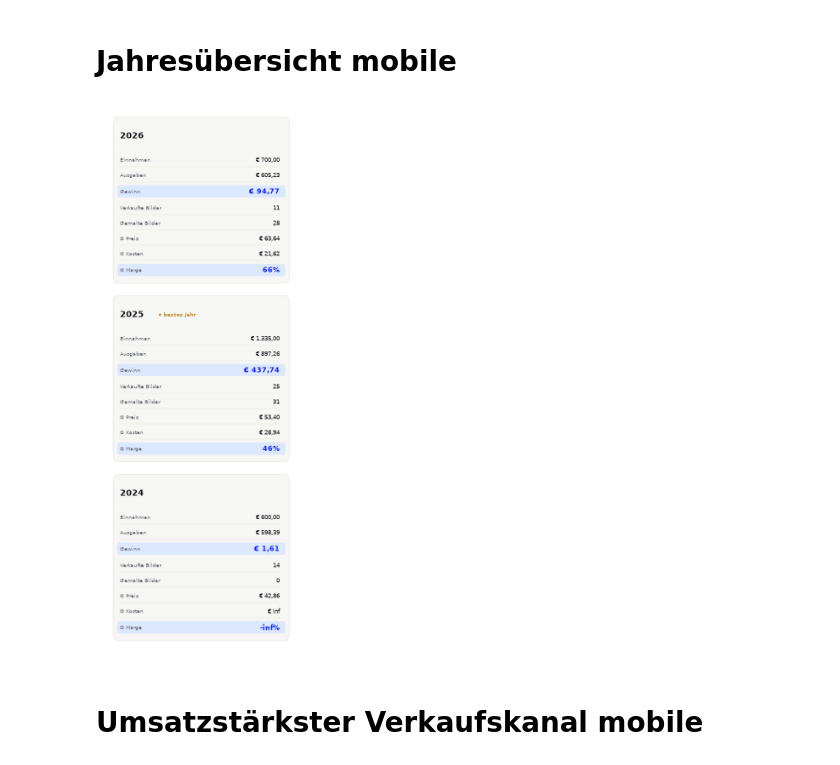
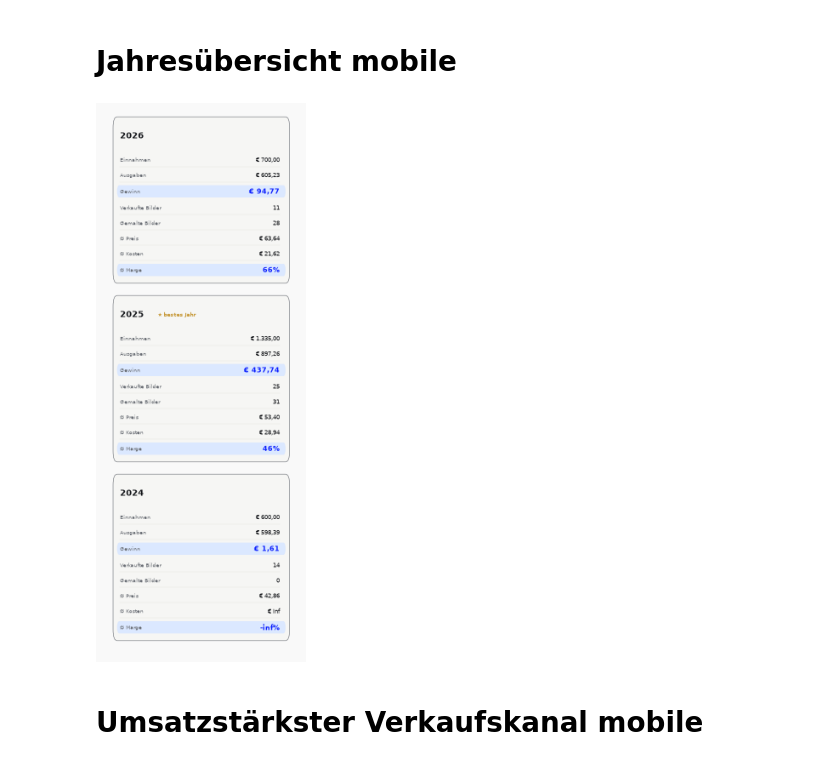
Before and after one commit to artstudio-mayer/Finanzen, a Jupyter notebook: Datenaufbereitung.ipynb, the cells around one changed output. Saved outputs shown, nothing was run; the diff lists cells and outputs as text; code cells hidden in the pictures.

```diff
--- a/Datenaufbereitung.ipynb
+++ b/Datenaufbereitung.ipynb
@@ -419,7 +419,7 @@ from io import StringIO
 FARBE_TEXT     = "#15171B"
 FARBE_GRAU     = "#6B6F76"
 FARBE_KARTE    = "#F6F6F4"
-FARBE_KARTE_R  = "#E6E6E2"
+FARBE_KARTE_R  = "#6B6F76"
 FARBE_KEY_BG   = "#DBE8FF"
 FARBE_KEY_TEXT = "#0E22FE"
 FARBE_LINIE    = "#E4E4E1"
@@ -505,8 +505,8 @@ ax = fig_Jahresübersicht_mobile.add_axes([0, 0, 1, 1])
 ax.set_xlim(0, 1)
 ax.set_ylim(0, 1)
 ax.axis("off")
-fig_Jahresübersicht_mobile.patch.set_facecolor("white")
-ax.set_facecolor("white")
+fig_Jahresübersicht_mobile.patch.set_facecolor("#f9f9f9")
+ax.set_facecolor("#f9f9f9")
 
 # ---------- Titel ----------
 #ax.text(0.055, 1 - pt(30), "JAHRESÜBERSICHT", fontsize=fs(19), fontweight="bold", color=FARBE_TEXT)
@@ -541,34 +541,34 @@ for i, jahr in enumerate(jahre):
         wert = wert_fn(row)
 
         if ist_key:
             ax.add_patch(FancyBboxPatch(
                 (0.075, aktuelle_y - pt(zeile_h) + pt(6 * SKALIERUNG)), 0.85, pt(zeile_h) - pt(10 * SKALIERUNG),
                 boxstyle="round,pad=0,rounding_size=0.012",
                 linewidth=0, facecolor=FARBE_KEY_BG
             ))
             farbe = FARBE_KEY_TEXT
             gewicht = "bold"
             groesse = fs(13)
         else:
             farbe = FARBE_TEXT
             gewicht = "normal"
             groesse = fs(12)
             # dünne Trennlinie unter normalen Zeilen
             ax.plot([0.09, 0.895], [aktuelle_y - pt(zeile_h) + pt(2 * SKALIERUNG), aktuelle_y - pt(zeile_h) + pt(2 * SKALIERUNG)],
                     color=FARBE_LINIE, linewidth=0.7 * SKALIERUNG)
 
         mitte_y = aktuelle_y - pt(zeile_h) / 2
         ax.text(0.09, mitte_y, label, fontsize=fs(10.5), color=FARBE_GRAU, va="center")
         ax.text(0.895, mitte_y, wert, fontsize=groesse, fontweight=gewicht,
                 color=farbe, va="center", ha="right")
 
         aktuelle_y -= pt(zeile_h)
 
 svg = StringIO()
 FigureCanvasSVG(fig_Jahresübersicht_mobile).print_svg(svg)
 #plt.show()
 # %% [output]
-[figure, old version]
+[figure, new version]
 # %%
 save_html(
     fig_Jahresübersicht_mobile,
```
Also changed, not shown: parts of 2 cells of this notebook, 11 other files.
